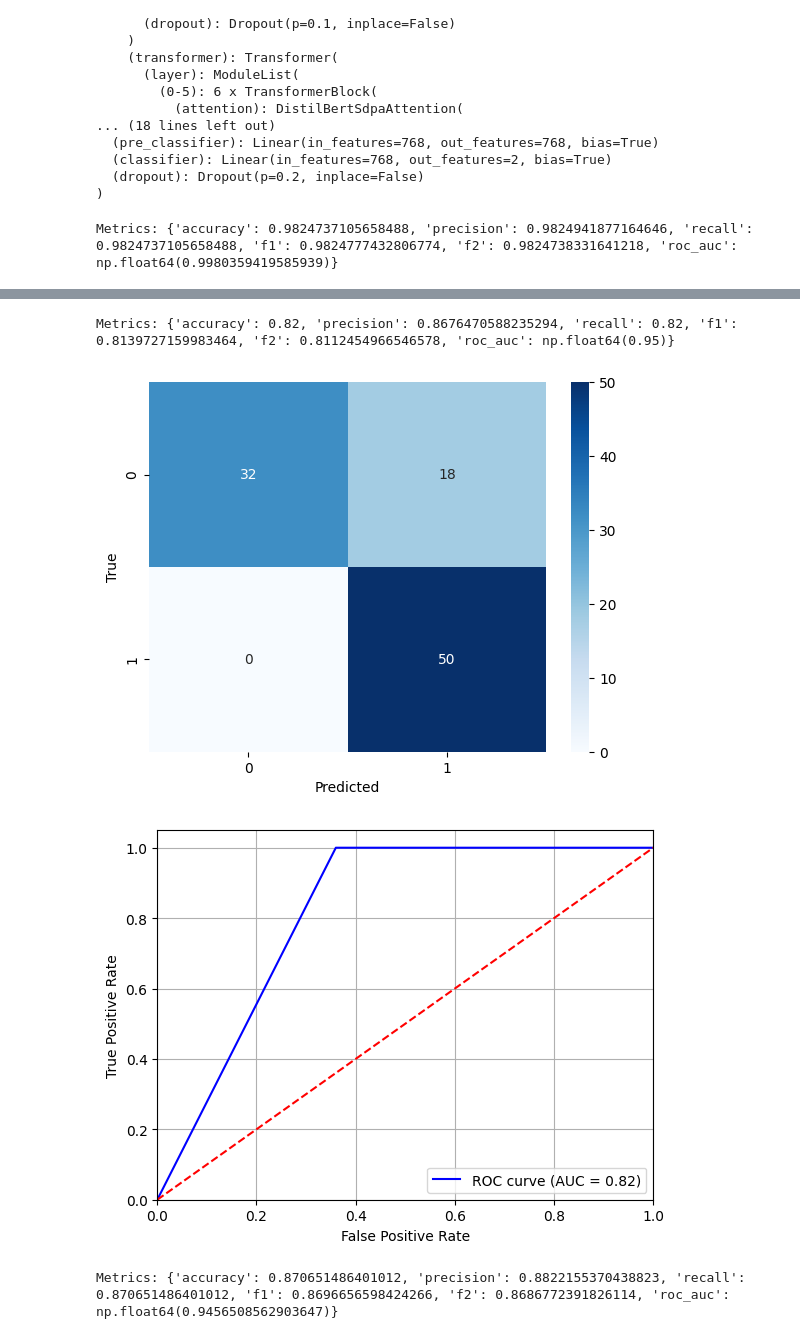
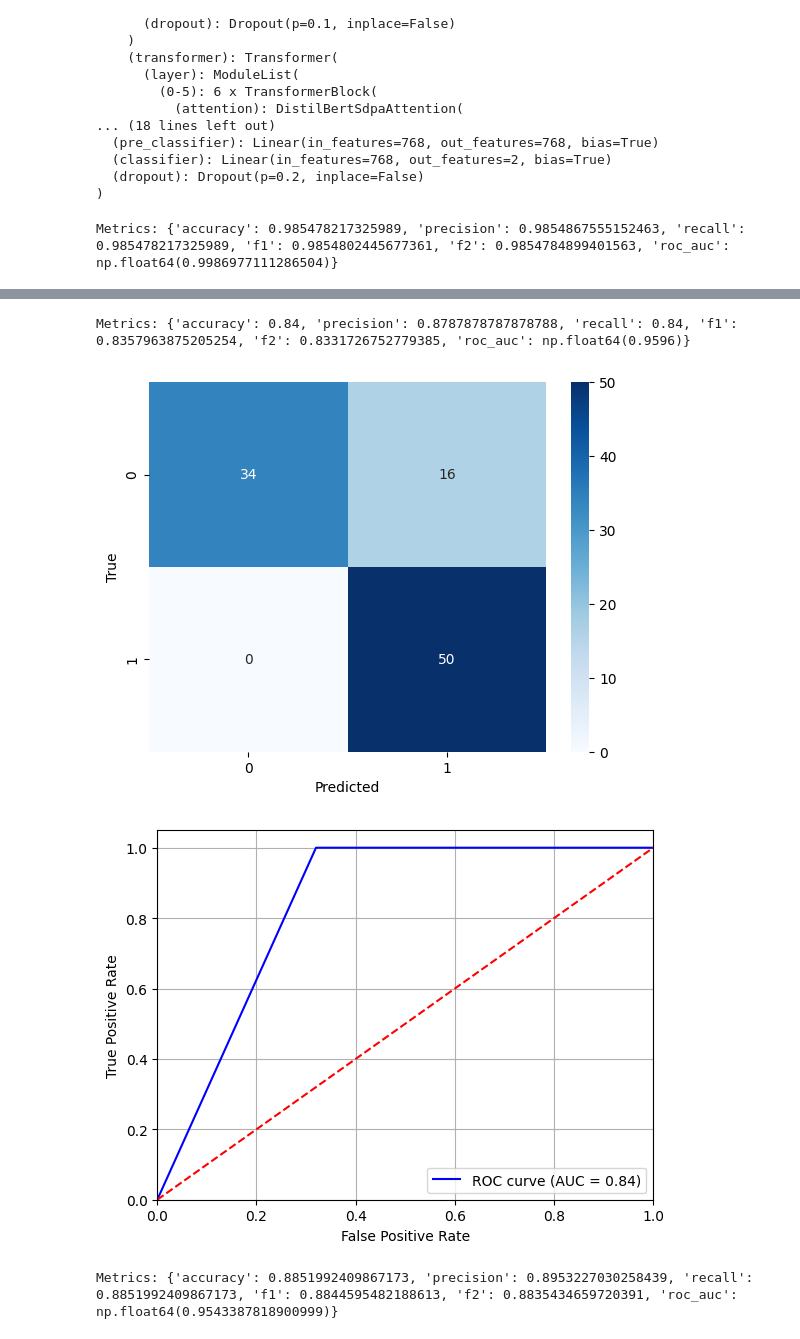
Before and after one commit to zuza571/AI-Generated-CTI, a Jupyter notebook: detector_upgraded.ipynb, the cells around one changed output, grey strips where cells are left out. Cells and saved outputs as stored; diff of their text form; code cells hidden in the pictures.

Commit message:
upgraded final detection model

```diff
--- a/detector_upgraded.ipynb
+++ b/detector_upgraded.ipynb
@@ -98,6 +98,7 @@ trainer = Trainer(
     compute_metrics=compute_metrics,
     callbacks=[EarlyStoppingCallback(early_stopping_patience=5)],
     args=TrainingArguments(
+        warmup_ratio=0.1,
         output_dir="results_bert-tiny",
         learning_rate=2e-5,
         per_device_train_batch_size=32,
@@ -402,12 +385,7 @@ DistilBertForSequenceClassification(
   (dropout): Dropout(p=0.2, inplace=False)
 )
 # %%
-import seaborn as sns
-import matplotlib.pyplot as plt
-from sklearn.metrics import roc_curve, auc
 from tqdm import tqdm
-
-conf_matrix = evaluate.load("confusion_matrix")
 
 def predict_with_hybrid_system(text, tokenizer_short, model_short, tokenizer_long, model_long, threshold=60):
     tokens = tokenizer_long(text, return_tensors="pt", truncation=True, padding=True)
@@ -440,37 +418,38 @@ def evaluate_hybrid_system(tokenized_data_for_eval, tokenizer_short, model_short
     print("Metrics:", compute_metrics((np.vstack([p for p in pred_probs]), labels)))
 
     results = conf_matrix.compute(predictions=pred_labels, references=labels)
 
     cm = np.array(results["confusion_matrix"])
 
     sns.heatmap(cm, annot=True, fmt="d", cmap="Blues")
     plt.xlabel("Predicted")
     plt.ylabel("True")
     plt.savefig(f"confusion_matrix_{name}.svg")
     plt.show()
 
     fpr, tpr, thresholds = roc_curve(labels, [np.argmax(p) for p in pred_probs])
     roc_auc = auc(fpr, tpr)
 
     plt.plot(fpr, tpr, color='blue', label=f'ROC curve (AUC = {roc_auc:.2f})')
     plt.plot([0, 1], [0, 1], color='red', linestyle='--')
     plt.xlim([0.0, 1.0])
     plt.ylim([0.0, 1.05])
     plt.xlabel('False Positive Rate')
     plt.ylabel('True Positive Rate')
     plt.legend(loc="lower right")
     plt.grid()
     plt.savefig(f"roc_auc_curve_{name}.svg")
     plt.show()
 
-evaluate_hybrid_system(tokenized_data["test"], tokenizer_short, model_short, tokenizer_long, model_long, "test_data_combined", threshold=100)
-evaluate_hybrid_system(test_model_dataset, tokenizer_short, model_short, tokenizer_long, model_long, "survey_data_combined", threshold=100)
-evaluate_hybrid_system(base_model_dataset, tokenizer_short, model_short, tokenizer_long, model_long, "base_model_combined", threshold=100)
+threshold = 100
+evaluate_hybrid_system(tokenized_data["test"], tokenizer_short, model_short, tokenizer_long, model_long, "test_data_combined", threshold=threshold)
+evaluate_hybrid_system(test_model_dataset, tokenizer_short, model_short, tokenizer_long, model_long, "survey_data_combined", threshold=threshold)
+evaluate_hybrid_system(base_model_dataset, tokenizer_short, model_short, tokenizer_long, model_long, "base_model_combined", threshold=threshold)
 # %% [output]
-Metrics: {'accuracy': 0.9824737105658488, 'precision': 0.9824941877164646, 'recall': 0.9824737105658488, 'f1': 0.9824777432806774, 'f2': 0.9824738331641218, 'roc_auc': np.float64(0.9980359419585939)}
+Metrics: {'accuracy': 0.985478217325989, 'precision': 0.9854867555152463, 'recall': 0.985478217325989, 'f1': 0.9854802445677361, 'f2': 0.9854784899401563, 'roc_auc': np.float64(0.9986977111286504)}
 [figure]
 [figure]
-Metrics: {'accuracy': 0.82, 'precision': 0.8676470588235294, 'recall': 0.82, 'f1': 0.8139727159983464, 'f2': 0.8112454966546578, 'roc_auc': np.float64(0.95)}
+Metrics: {'accuracy': 0.84, 'precision': 0.8787878787878788, 'recall': 0.84, 'f1': 0.8357963875205254, 'f2': 0.8331726752779385, 'roc_auc': np.float64(0.9596)}
 [figure]
-[figure, old version]
+[figure, new version]
-Metrics: {'accuracy': 0.870651486401012, 'precision': 0.8822155370438823, 'recall': 0.870651486401012, 'f1': 0.8696656598424266, 'f2': 0.8686772391826114, 'roc_auc': np.float64(0.9456508562903647)}
+Metrics: {'accuracy': 0.8851992409867173, 'precision': 0.8953227030258439, 'recall': 0.8851992409867173, 'f1': 0.8844595482188613, 'f2': 0.8835434659720391, 'roc_auc': np.float64(0.9543387818900999)}
```
Also changed, not shown: parts of 8 cells of this notebook, 13 other files.
